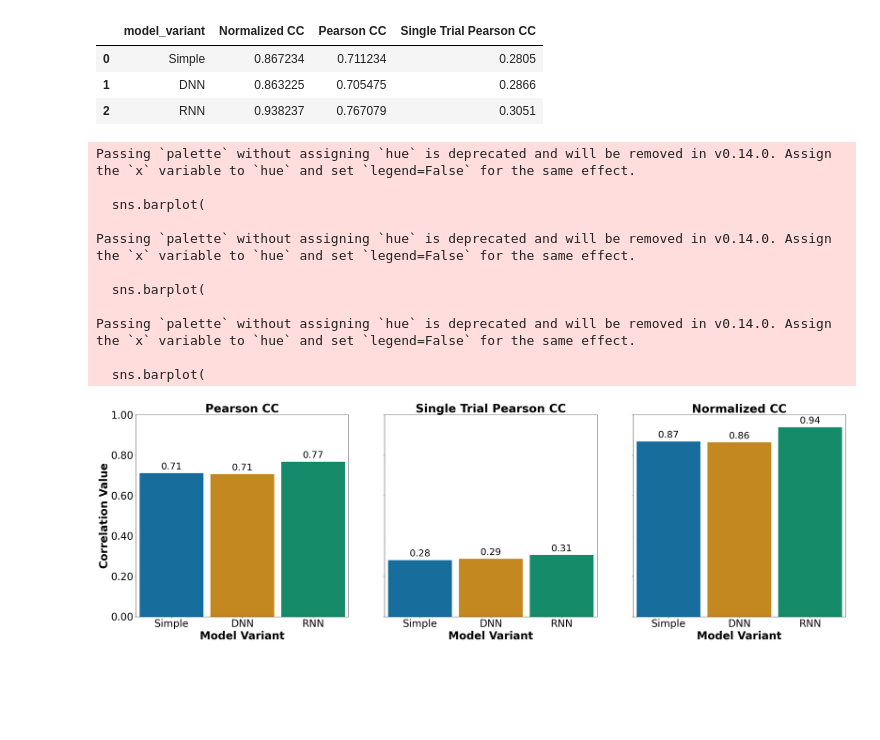
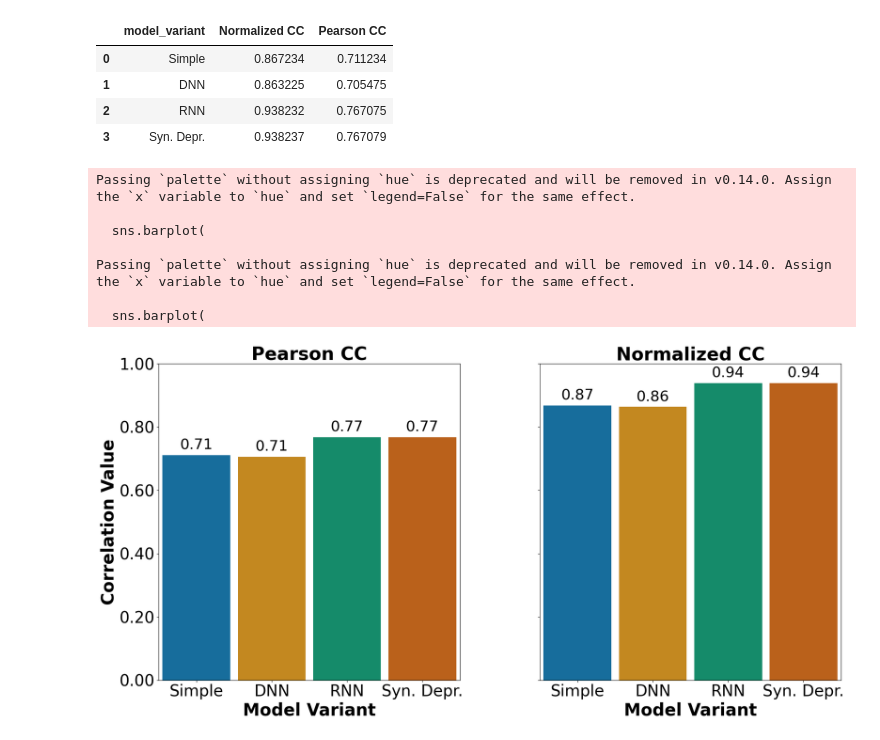
Before and after one commit to dbeinhauer/mcs-source, a Jupyter notebook: conference_plots/overall_results.ipynb, the cells around one changed output. Saved outputs shown, nothing was run; the diff lists cells and outputs as text; code cells hidden in the pictures; blank space fills up the shorter version.

Commit message:
Conference plots

```diff
--- a/conference_plots/overall_results.ipynb
+++ b/conference_plots/overall_results.ipynb
@@ -52,9 +52,9 @@ def cc_mean_abs_trials(directory: str):
     return all_cc_sum / len(os.listdir(directory))*20 # num trials * num_batches
 # %%
 results_dir = "/home/david/source/diplomka/conference_plots/selected_results/evaluation_results_overall"
-model_variants = ["Simple", "DNN", "RNN"]
-cc_norms = [0.8672341750727759, 0.8632245083649953, 0.9382373869419098]
-cc_abs = [0.7112336999840206, 0.7054749210675557, 0.7670789413981968]
+model_variants = ["Simple", "DNN", "RNN", "Syn. Depr."]
+cc_norms = [0.8672341750727759, 0.8632245083649953, 0.9382323649194504, 0.9382373869419098]
+cc_abs = [0.7112336999840206, 0.7054749210675557, 0.7670747233761681, 0.7670789413981968]
 single_trial_cc = [0.2805, 0.2866, 0.3051]
 directories = ["simple", "dnn", "syn_adapt"]
 
@@ -63,8 +63,7 @@ for i in range(len(model_variants)):
     row = {"model_variant": model_variants[i],
            "Normalized CC": cc_norms[i],
            "Pearson CC": cc_abs[i],
-           "Single Trial Pearson CC": single_trial_cc[i],
-        #    "trial_separate_cc": cc_mean_abs_trials(os.path.join(results_dir, directories[i])),
+        #    "Single Trial Pearson CC": single_trial_cc[i],
         }
 
     rows.append(row)
@@ -73,9 +72,10 @@ df = pd.DataFrame(rows)
 # %%
 df
 # %% [output]
-|  | model_variant | Normalized CC | Pearson CC | Single Trial Pearson CC |
-| 0 | Simple | 0.867234 | 0.711234 | 0.2805 |
-| 1 | DNN | 0.863225 | 0.705475 | 0.2866 |
-| 2 | RNN | 0.938237 | 0.767079 | 0.3051 |
+|  | model_variant | Normalized CC | Pearson CC |
+| 0 | Simple | 0.867234 | 0.711234 |
+| 1 | DNN | 0.863225 | 0.705475 |
+| 2 | RNN | 0.938232 | 0.767075 |
+| 3 | Syn. Depr. | 0.938237 | 0.767079 |
 # %%
 df_long = pd.melt(df, id_vars='model_variant',
@@ -96,15 +97,17 @@ plt.rcParams.update({
 })
 
 # Define metrics in desired custom order
-metrics = ['Pearson CC', 'Single Trial Pearson CC', 'Normalized CC']
+# metrics = ['Pearson CC', 'Single Trial Pearson CC', 'Normalized CC']
+metrics = ['Pearson CC', 'Normalized CC']
 ylabels = {
     'Pearson CC': 'Pearson Correlation',
-    'Single Trial Pearson CC': 'Trial-wise Pearson Correlation',
+    # 'Single Trial Pearson CC': 'Trial-wise Pearson Correlation',
     'Normalized CC': 'Normalized Correlation Coefficient'
 }
 
 # Create a single figure with 3 subplots (side-by-side)
-fig, axes = plt.subplots(1, 3, figsize=(30, 10), sharey=True)
+# fig, axes = plt.subplots(1, 3, figsize=(30, 10), sharey=True)
+fig, axes = plt.subplots(1, 2, figsize=(20, 10), sharey=True)
 plt.subplots_adjust(wspace=30)
 
 # Plot each metric
@@ -128,35 +131,31 @@ for idx, metric in enumerate(metrics):
         ax.set_ylabel("")
 
     # Tick styling
     ax.set_xticklabels(ax.get_xticklabels(), fontweight='normal', fontsize=28)
     ax.set_yticklabels([f"{tick:.2f}" for tick in ax.get_yticks()], fontweight='normal', fontsize=28)
 
     # Annotate bars with larger font
     for bar in ax.patches:
         height = bar.get_height()
         ax.annotate(f'{height:.2f}',
                     xy=(bar.get_x() + bar.get_width() / 2, height),
                     xytext=(0, 6),
                     textcoords="offset points",
                     ha='center', va='bottom',
                     fontsize=26)
 
     ax.set_ylim(0, 1)
 
 # Final layout and save
 plt.tight_layout()
 plt.savefig("combined_barplots.pdf", bbox_inches="tight")
 plt.show()
 # %% [output]
 Passing `palette` without assigning `hue` is deprecated and will be removed in v0.14.0. Assign the `x` variable to `hue` and set `legend=False` for the same effect.
 
   sns.barplot(
 
 Passing `palette` without assigning `hue` is deprecated and will be removed in v0.14.0. Assign the `x` variable to `hue` and set `legend=False` for the same effect.
 
   sns.barplot(
-
-Passing `palette` without assigning `hue` is deprecated and will be removed in v0.14.0. Assign the `x` variable to `hue` and set `legend=False` for the same effect.
-
-  sns.barplot(
-[figure, old version]
+[figure, new version]
```
Also changed, not shown: parts of 1 cell of this notebook, 3 other files.
